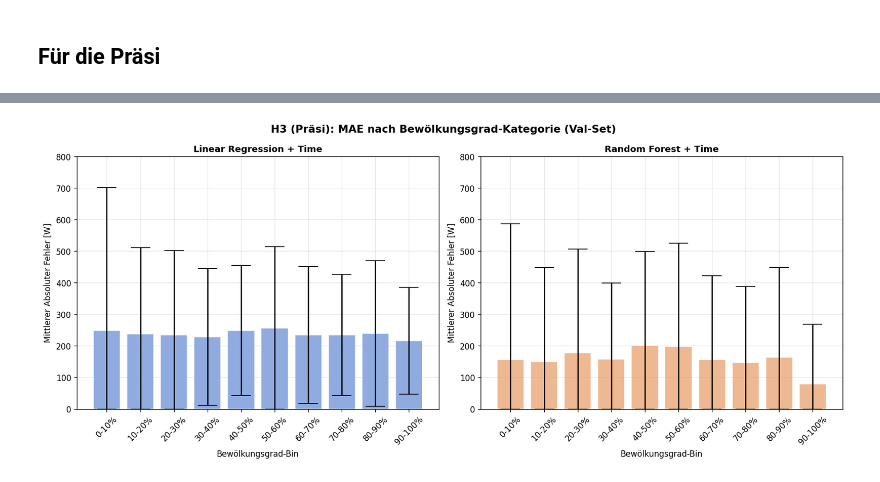
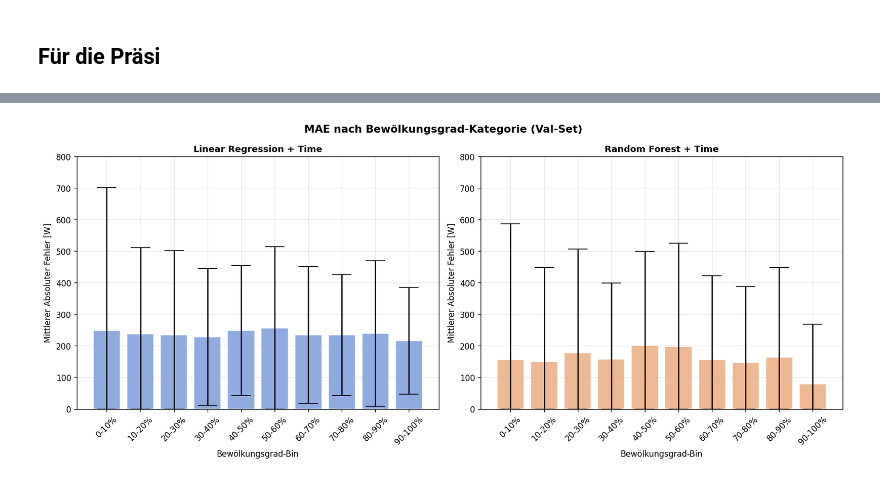
Before and after one commit to Anni075/KI-Project, a Jupyter notebook: notebooks/hypothesen/H03_cloud_coverage_vs_forecast_error.ipynb, the cells around one changed output, grey strips where cells are left out. Cells and saved outputs as stored; diff of their text form; code cells hidden in the pictures.

```diff
--- a/notebooks/hypothesen/H03_cloud_coverage_vs_forecast_error.ipynb
+++ b/notebooks/hypothesen/H03_cloud_coverage_vs_forecast_error.ipynb
@@ -381,10 +381,9 @@ for ax, (model_name, color, data) in zip(axes, model_data):
         z = np.polyfit(data['cloud_cover_low'], data['abs_error'], 1)
         p_fit = np.poly1d(z)
         x_line = np.linspace(data['cloud_cover_low'].min(), data['cloud_cover_low'].max(), 100)
-        ax.plot(x_line, p_fit(x_line), color='red', lw=2, alpha=0.85, label='Linear trend')
+        ax.plot(x_line, p_fit(x_line), color='red', lw=2, alpha=0.85, label='Linearer Trend')
 
-    verdict = 'H3 bestätigt' if confirmed else 'H3 abgelehnt'
-    title_text = f"{model_name}\nρ={rho:+.4f}, p={p:.4f} – {verdict}"
+    title_text = f"{model_name}\nρ={rho:+.4f}, p={p:.4f}"
     ax.set_title(title_text, fontsize=10, fontweight='bold')
     ax.set_xlabel('Cloud Cover Low [%]')
     ax.set_ylabel('Absoluter Fehler [W]')
@@ -397,7 +396,7 @@ for ax, (model_name, color, data) in zip(axes, model_data):
 for ax in axes[n_models:]:
     ax.set_visible(False)
 
-fig.suptitle('H3: Bewölkungsgrad vs. Prognosefehler (Val-Set)', fontsize=12, fontweight='bold')
+fig.suptitle('Bewölkungsgrad vs. Prognosefehler (Val-Set)', fontsize=12, fontweight='bold')
 plt.tight_layout()
 plt.show()
 # %% [output]
@@ -435,32 +434,32 @@ for model_name, color, data in presentation_model_data:
 
 y_limit = 800
 y_ticks = np.arange(0, y_limit + 1, 100)
 
 for ax, (model_name, color, binned, lower_err, upper_err) in zip(axes, binned_results):
     ax.bar(
         range(len(binned)),
         binned['mean'],
         yerr=[lower_err, upper_err],
         color=color,
         alpha=0.75,
         capsize=12,
         edgecolor='white',
         linewidth=1,
     )
     ax.set_xticks(range(len(binned)))
     ax.set_xticklabels(binned.index, rotation=45)
     ax.set_ylabel('Mittlerer Absoluter Fehler [W]')
     ax.set_xlabel('Bewölkungsgrad-Bin')
     ax.set_title(f'{model_name}', fontsize=11, fontweight='bold')
     ax.set_ylim(0, y_limit)
     ax.set_yticks(y_ticks)
     ax.grid(axis='y', alpha=0.3)
 
 for ax in axes[n_models:]:
     ax.set_visible(False)
 
-fig.suptitle('H3 (Präsi): MAE nach Bewölkungsgrad-Kategorie (Val-Set)', fontsize=13, fontweight='bold')
+fig.suptitle('MAE nach Bewölkungsgrad-Kategorie (Val-Set)', fontsize=13, fontweight='bold')
 plt.tight_layout()
 plt.show()
 # %% [output]
-[figure, old version]
+[figure, new version]
```
Also changed, not shown: parts of 1 cell of this notebook, 1 other file.
